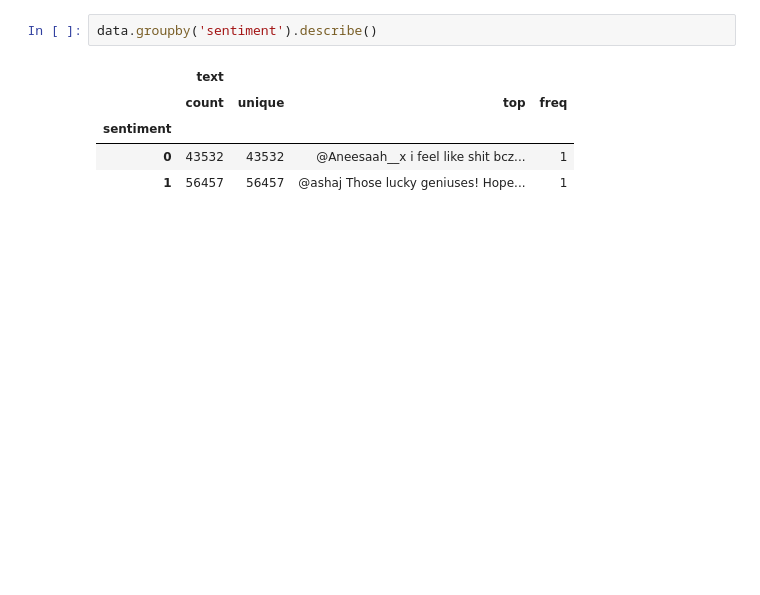
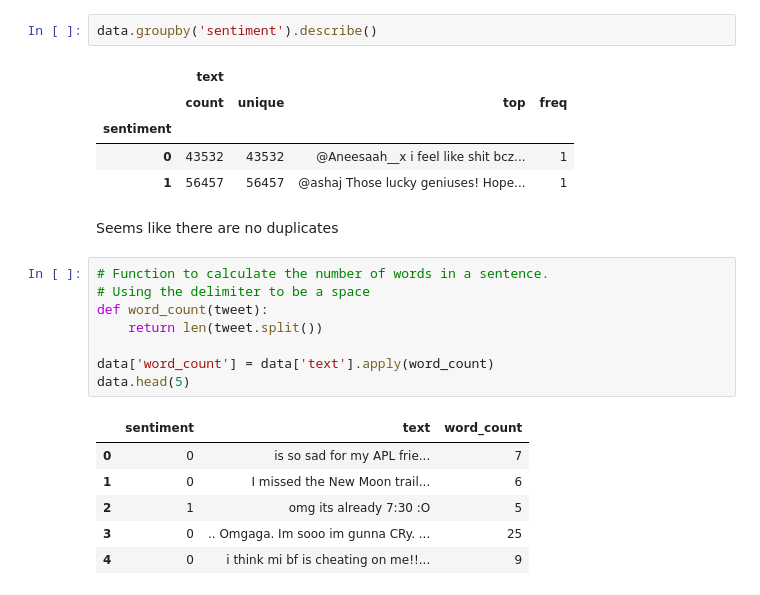
Before and after one commit to swetha-sundar/sentiment-analysis, a Jupyter notebook: preprocessing.ipynb, the cells around one changed output. Cells and saved outputs as stored; diff of their text form; blank space fills up the shorter version.

```diff
--- a/preprocessing.ipynb
+++ b/preprocessing.ipynb
@@ -64,3 +69,20 @@ data.groupby('sentiment').describe()
 | sentiment |  |  |  |  |
 | 0 | 43532 | 43532 | @Aneesaah__x i feel like shit bcz... | 1 |
 | 1 | 56457 | 56457 | @ashaj Those lucky geniuses! Hope... | 1 |
+# %% [markdown]
+Seems like there are no duplicates
+# %%
+# Function to calculate the number of words in a sentence.
+# Using the delimiter to be a space
+def word_count(tweet):
+    return len(tweet.split())
+
+data['word_count'] = data['text'].apply(word_count)
+data.head(5)
+# %% [output]
+|  | sentiment | text | word_count |
+| 0 | 0 | is so sad for my APL frie... | 7 |
+| 1 | 0 | I missed the New Moon trail... | 6 |
+| 2 | 1 | omg its already 7:30 :O | 5 |
+| 3 | 0 | .. Omgaga. Im sooo im gunna CRy. ... | 25 |
+| 4 | 0 | i think mi bf is cheating on me!!... | 9 |
```
Also changed, not shown: parts of 9 cells of this notebook.
